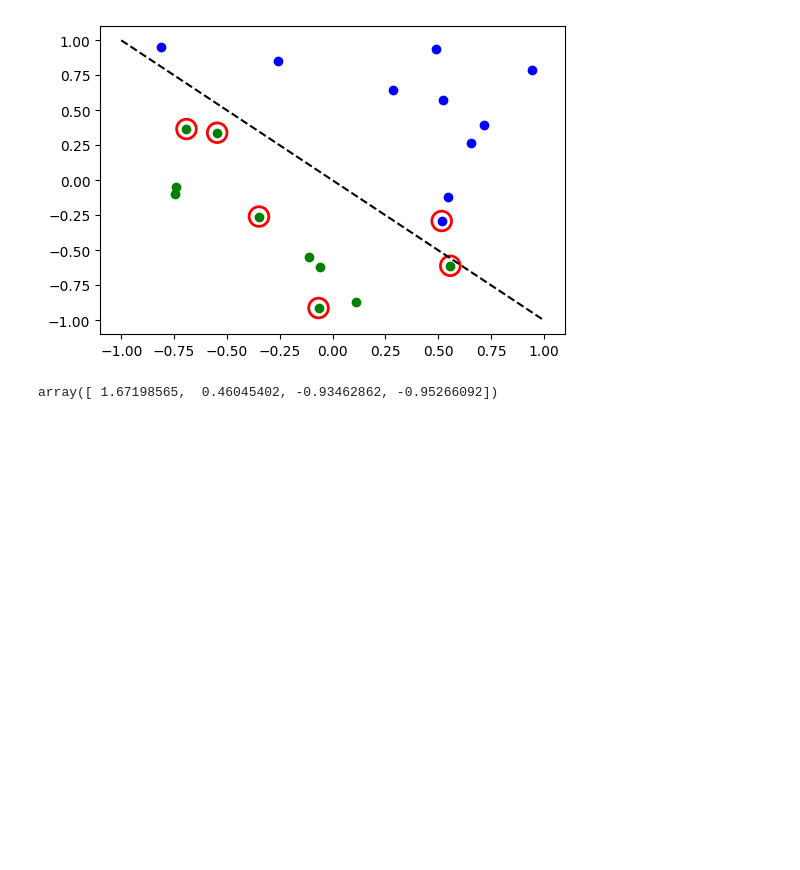
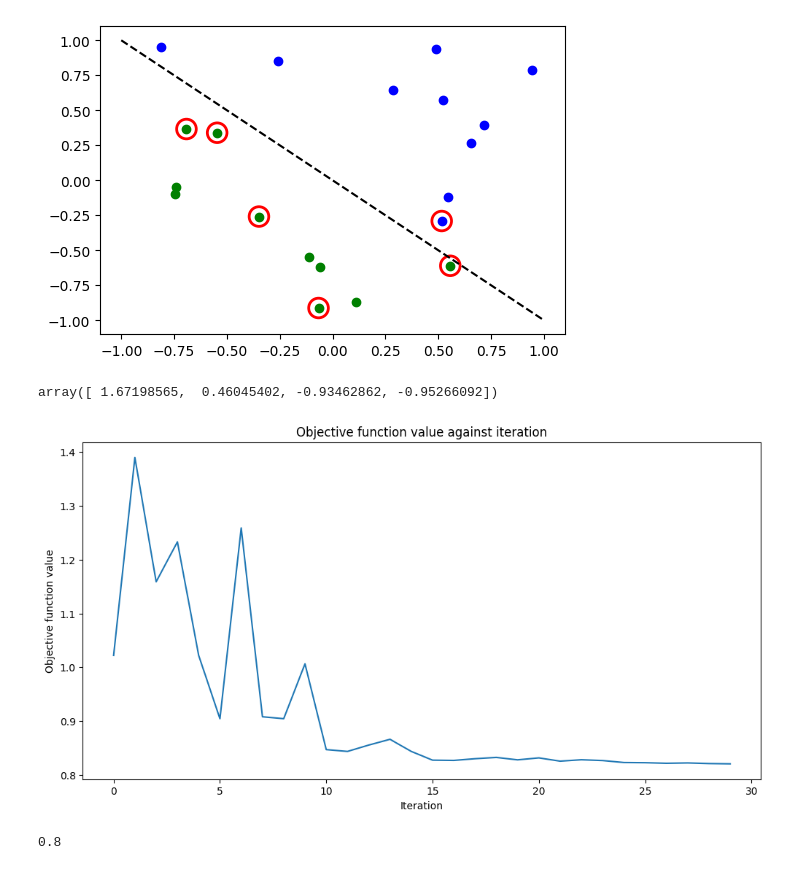
Before and after one commit to jaykishanstax/Quantum_AI_hackyeah, a Jupyter notebook: QC_ML_2.ipynb, the cells around one changed output. Drawn from its saved outputs; the diff is of its cells as text; code cells hidden in the pictures; blank space fills up the shorter version.

```diff
--- a/QC_ML_2.ipynb
+++ b/QC_ML_2.ipynb
@@ -293,3 +293,33 @@ plt.show()
 sampler_classifier.weights
 # %% [output]
 array([ 1.67198565,  0.46045402, -0.93462862, -0.95266092])
+# %%
+# Variational Quantum Classifier
+# construct feature map, ansatz, and optimizer
+feature_map = ZZFeatureMap(num_inputs)
+ansatz = RealAmplitudes(num_inputs, reps=1)
+
+# construct variational quantum classifier
+vqc = VQC(
+    feature_map=feature_map,
+    ansatz=ansatz,
+    loss="cross_entropy",
+    optimizer=COBYLA(maxiter=30),
+    callback=callback_graph,
+)
+# %%
+# create empty array for callback to store evaluations of the objective function
+objective_func_vals = []
+plt.rcParams["figure.figsize"] = (12, 6)
+
+# fit classifier to data
+vqc.fit(X, y_one_hot)
+
+# return to default figsize
+plt.rcParams["figure.figsize"] = (6, 4)
+
+# score classifier
+vqc.score(X, y_one_hot)
+# %% [output]
+[figure, added]
+0.8
```
Also changed, not shown: parts of 1 cell of this notebook.
